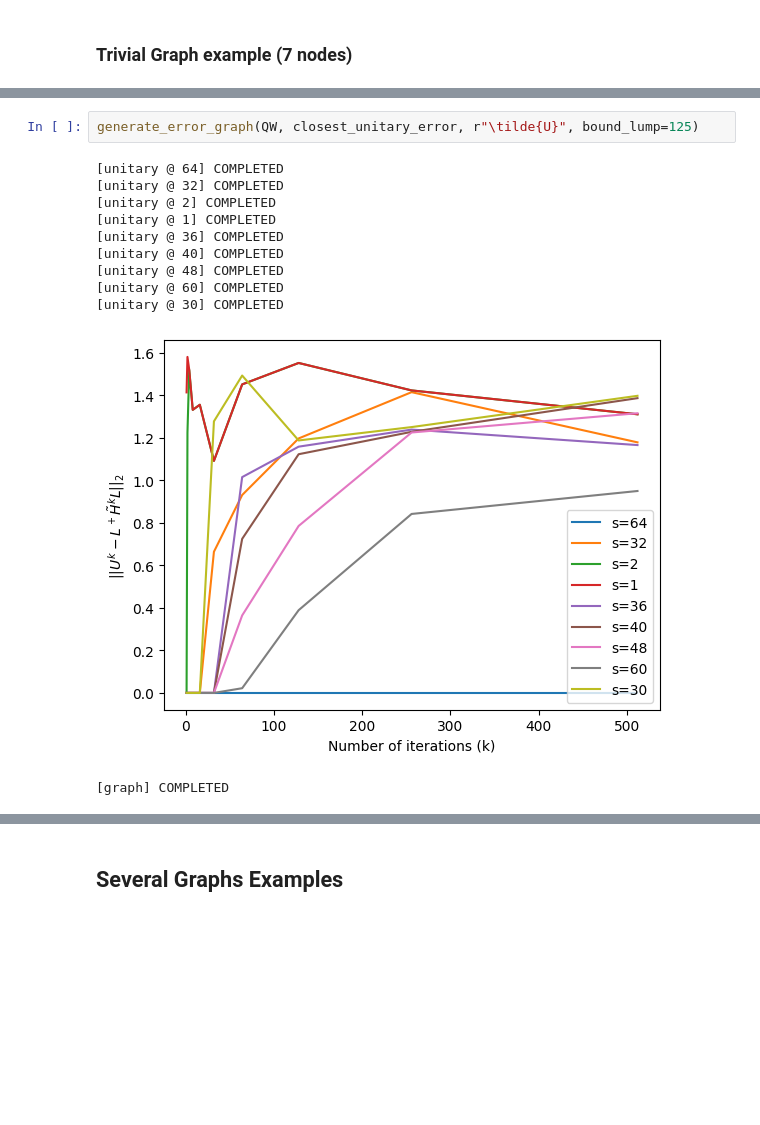
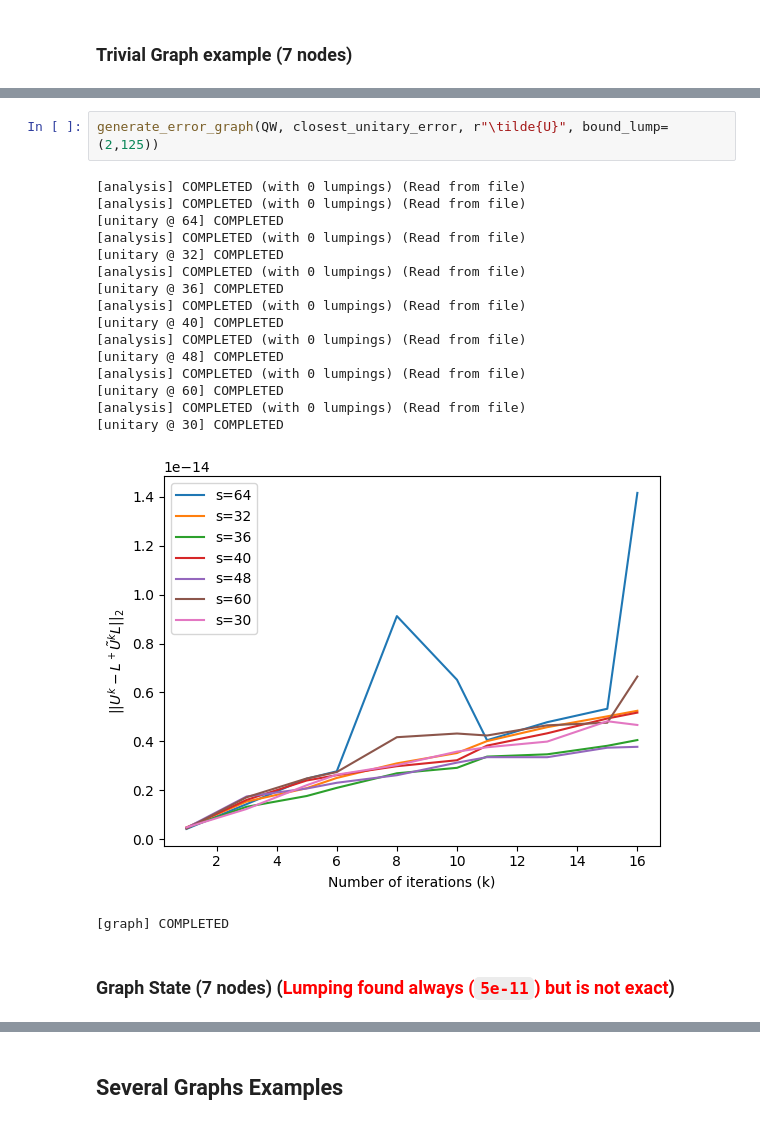
Before and after one commit to Antonio-JP/CLUE, a Jupyter notebook: notebooks/numerical_quantum.ipynb, the cells around one changed output, grey strips where cells are left out. Cells and saved outputs as stored; diff of their text form; blank space fills up the shorter version.

```diff
--- a/notebooks/numerical_quantum.ipynb
+++ b/notebooks/numerical_quantum.ipynb
@@ -61,15 +124,23 @@ generate_error_graph(QW, bound_lump=125)
 [graph] COMPLETED
 # %%
-generate_error_graph(QW, closest_unitary_error, r"\tilde{U}", bound_lump=125)
+generate_error_graph(QW, closest_unitary_error, r"\tilde{U}", bound_lump=(2,125))
 # %% [output]
+[analysis] COMPLETED (with 0 lumpings) (Read from file)
+[analysis] COMPLETED (with 0 lumpings) (Read from file)
 [unitary @ 64] COMPLETED
+[analysis] COMPLETED (with 0 lumpings) (Read from file)
 [unitary @ 32] COMPLETED
-[unitary @ 2] COMPLETED
-[unitary @ 1] COMPLETED
+[analysis] COMPLETED (with 0 lumpings) (Read from file)
 [unitary @ 36] COMPLETED
+[analysis] COMPLETED (with 0 lumpings) (Read from file)
 [unitary @ 40] COMPLETED
+[analysis] COMPLETED (with 0 lumpings) (Read from file)
 [unitary @ 48] COMPLETED
+[analysis] COMPLETED (with 0 lumpings) (Read from file)
 [unitary @ 60] COMPLETED
+[analysis] COMPLETED (with 0 lumpings) (Read from file)
 [unitary @ 30] COMPLETED
-[figure, old version]
+[figure, new version]
 [graph] COMPLETED
+# %% [markdown]
+### **Graph State** (7 nodes) (<font color='red'>Lumping found always (`5e-11`) but is not exact</font>)
```
Also changed, not shown: parts of 40 cells of this notebook, 9 other files.
